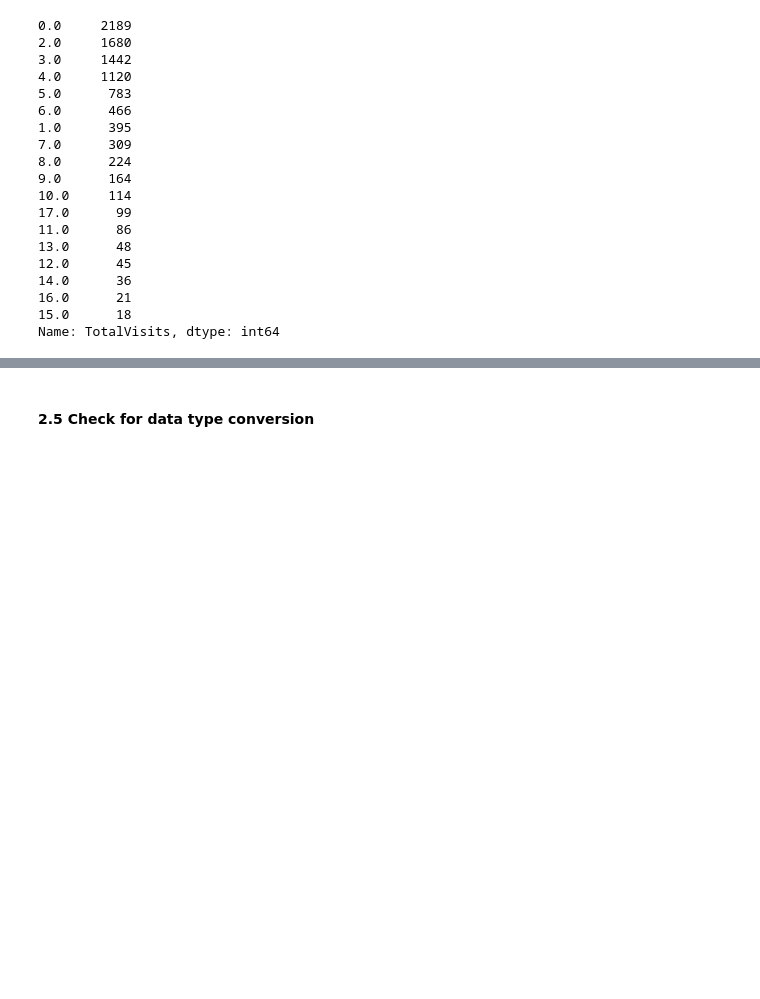
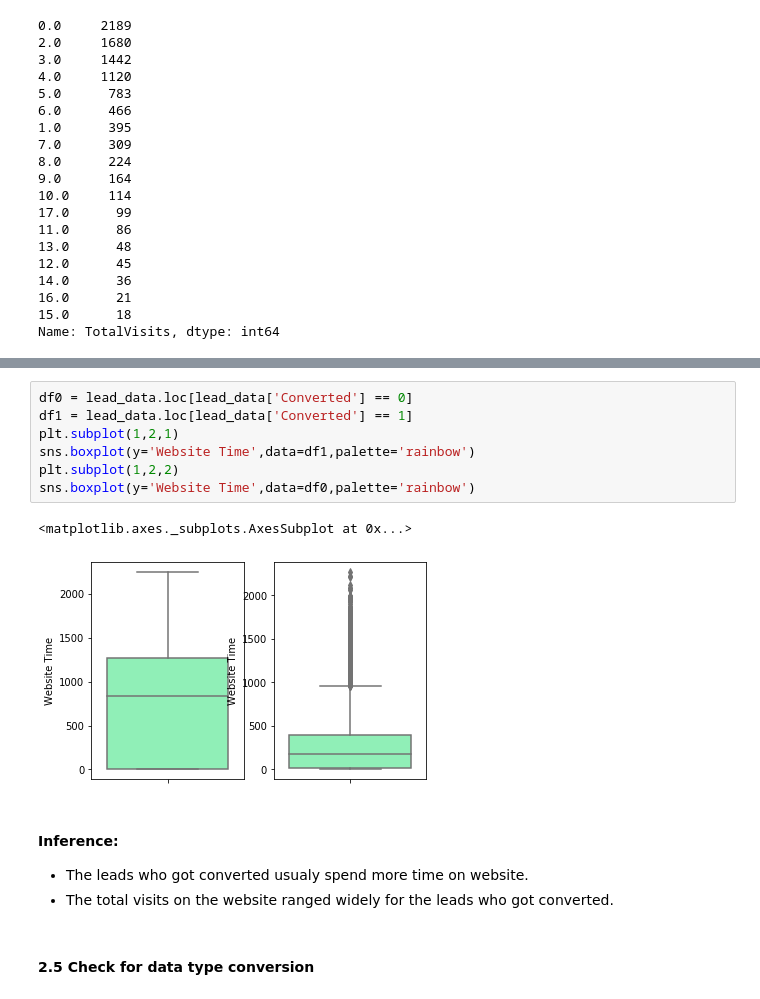
Before and after one commit to kanika1101/Logistic_Regression, a Jupyter notebook: Logistic_Lead_Scoring_Case_Study/Lead_Scoring.ipynb, the cells around one changed output, grey strips where cells are left out. Drawn from its saved outputs; the diff is of its cells as text; blank space fills up the shorter version.

```diff
--- a/Logistic_Lead_Scoring_Case_Study/Lead_Scoring.ipynb
+++ b/Logistic_Lead_Scoring_Case_Study/Lead_Scoring.ipynb
@@ -1276,3 +1315,17 @@ for col in num_cols:
+# %%
+df0 = lead_data.loc[lead_data['Converted'] == 0]
+df1 = lead_data.loc[lead_data['Converted'] == 1]
+plt.subplot(1,2,1)
+sns.boxplot(y='Website Time',data=df1,palette='rainbow')
+plt.subplot(1,2,2)
+sns.boxplot(y='Website Time',data=df0,palette='rainbow')
+# %% [output]
+<matplotlib.axes._subplots.AxesSubplot at 0x...>
+[figure, added]
+# %% [markdown]
+#### Inference:
+- The leads who got converted usualy spend more time on website.
+- The total visits on the website ranged widely for the leads who got converted.
 # %% [markdown]
 #### 2.5 Check for data type conversion<a id='step2.5'></a>
 # %%
```
Also changed, not shown: parts of 32 cells of this notebook, 2 other files.
